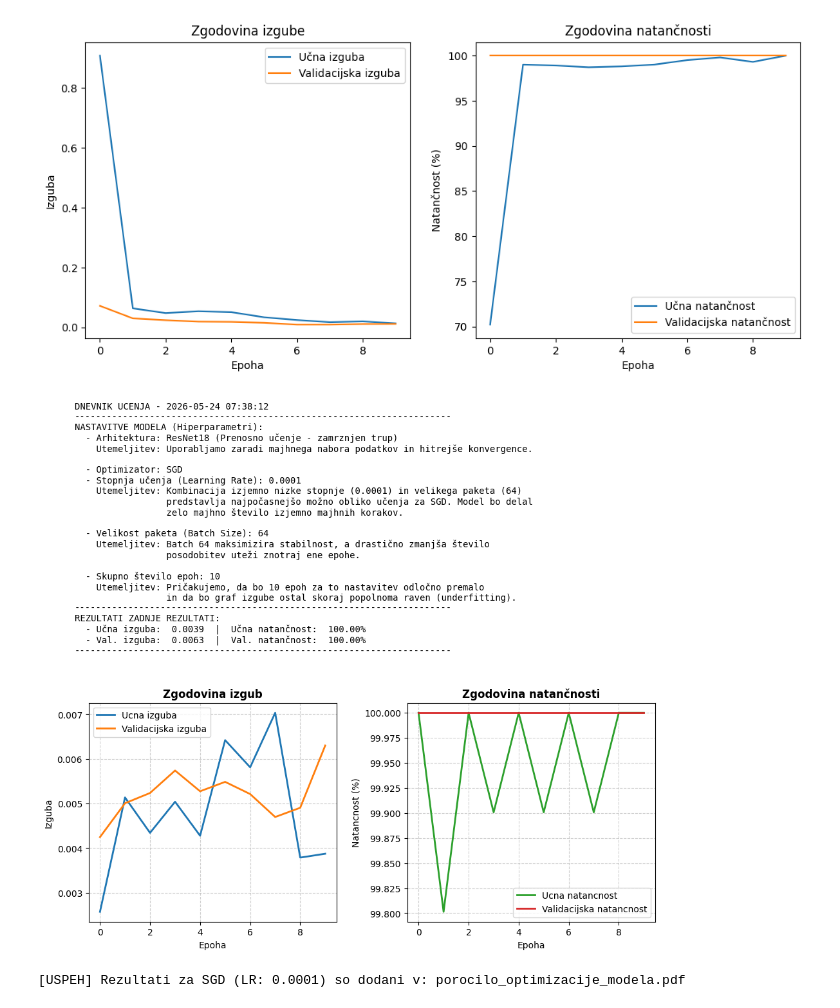
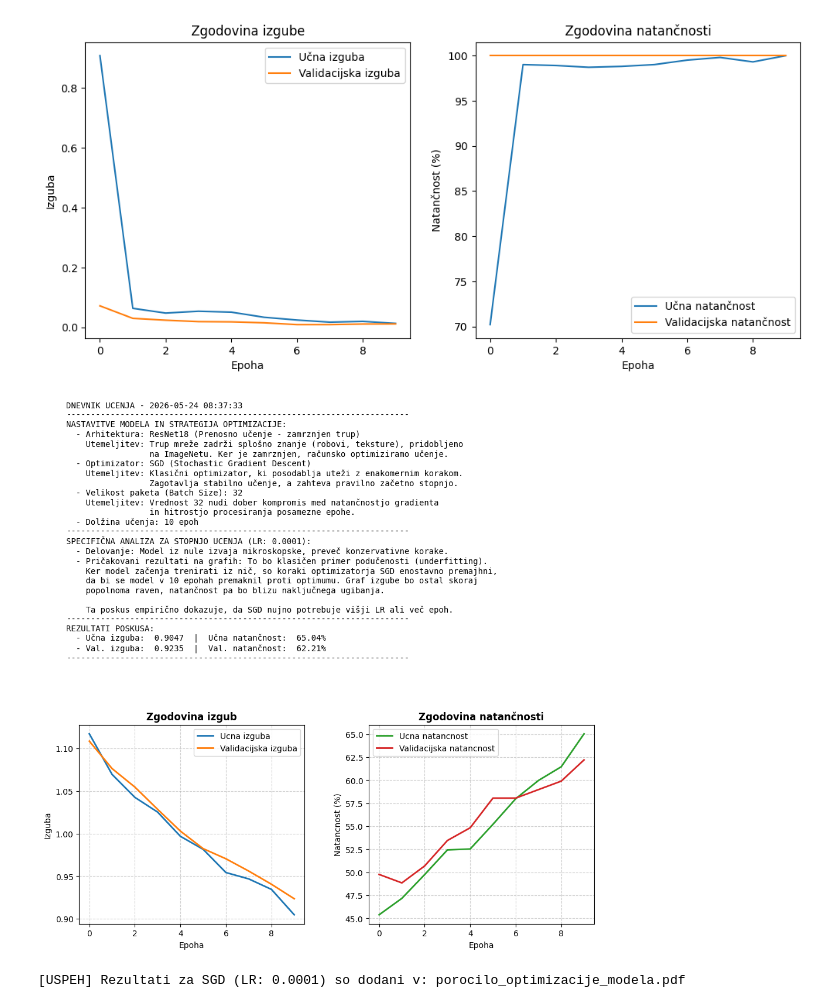
Before and after one commit to pametni-paketnik/paketnik, a Jupyter notebook: ORV/model_ucenje.ipynb, the cells around one changed output. Drawn from its saved outputs; the diff is of its cells as text; code cells hidden in the pictures.

Commit message:
Optimizacija hiperparametrov - LR[0.01, 0.001, 0.0001], velikost paketa 32 z optimizatorjema Adam in SGD - popravek

```diff
--- a/ORV/model_ucenje.ipynb
+++ b/ORV/model_ucenje.ipynb
@@ -55,7 +55,7 @@ val_dataset = datasets.ImageFolder(root=os.path.join(data_dir, 'val'), transform
 test_dataset = datasets.ImageFolder(root=os.path.join(data_dir, 'test'), transform=val_test_transforms)
 
 # [32, 64, 128]
-BATCH_SIZE = 64
+BATCH_SIZE = 32
 
 train_loader = DataLoader(train_dataset, batch_size=BATCH_SIZE, shuffle=True)
 val_loader = DataLoader(val_dataset, batch_size=BATCH_SIZE, shuffle=False)
@@ -262,33 +262,34 @@ timestamp = datetime.datetime.now().strftime("%Y-%m-%d %H:%M:%S")
 tekstovni_povzetek = (
     f"DNEVNIK UCENJA - {timestamp}\n"
     f"----------------------------------------------------------------------\n"
-    f"NASTAVITVE MODELA (Hiperparametri):\n"
+    f"NASTAVITVE MODELA IN STRATEGIJA OPTIMIZACIJE:\n"
     f"  - Arhitektura: ResNet18 (Prenosno učenje - zamrznjen trup)\n"
-    f"    Utemeljitev: Uporabljamo zaradi majhnega nabora podatkov in hitrejše konvergence.\n\n"
-
-    f"  - Optimizator: {tip_optimizatorja}\n"
-
-    f"  - Stopnja učenja (Learning Rate): {trenutni_lr}\n"
-    f"    Utemeljitev: Kombinacija izjemno nizke stopnje (0.0001) in velikega paketa (64)\n"
-    f"                 predstavlja najpočasnejšo možno obliko učenja za SGD. Model bo delal\n"
-    f"                 zelo majhno število izjemno majhnih korakov.\n\n"
-
+    f"    Utemeljitev: Trup mreže zadrži splošno znanje (robovi, teksture), pridobljeno\n"
+    f"                 na ImageNetu. Ker je zamrznjen, računsko optimiziramo učenje.\n"
+    f"  - Optimizator: {tip_optimizatorja} (Stochastic Gradient Descent)\n"
+    f"    Utemeljitev: Klasični optimizator, ki posodablja uteži z enakomernim korakom.\n"
+    f"                 Zagotavlja stabilno učenje, a zahteva pravilno začetno stopnjo.\n"
     f"  - Velikost paketa (Batch Size): {velikost_paketa}\n"
-    f"    Utemeljitev: Batch 64 maksimizira stabilnost, a drastično zmanjša število\n"
-    f"                 posodobitev uteži znotraj ene epohe.\n\n"
-
-    f"  - Skupno število epoh: {koncna_epoha}\n"
-    f"    Utemeljitev: Pričakujemo, da bo 10 epoh za to nastavitev odločno premalo\n"
-    f"                 in da bo graf izgube ostal skoraj popolnoma raven (underfitting).\n"
+    f"    Utemeljitev: Vrednost 32 nudi dober kompromis med natančnostjo gradienta\n"
+    f"                 in hitrostjo procesiranja posamezne epohe.\n"
+    f"  - Dolžina učenja: {koncna_epoha} epoh\n"
     f"----------------------------------------------------------------------\n"
-    f"REZULTATI ZADNJE REZULTATI:\n"
+    f"SPECIFIČNA ANALIZA ZA STOPNJO UCENJA (LR: {trenutni_lr}):\n"
+    f"  - Delovanje: Model iz nule izvaja mikroskopske, preveč konzervativne korake.\n"
+    f"  - Pričakovani rezultati na grafih: To bo klasičen primer podučenosti (underfitting).\n"
+    f"    Ker model začenja trenirati iz nič, so koraki optimizatorja SGD enostavno premajhni,\n"
+    f"    da bi se model v 10 epohah premaknil proti optimumu. Graf izgube bo ostal skoraj\n"
+    f"    popolnoma raven, natančnost pa bo blizu naključnega ugibanja.\n\n"
+    f"    Ta poskus empirično dokazuje, da SGD nujno potrebuje višji LR ali več epoh.\n"
+    f"----------------------------------------------------------------------\n"
+    f"REZULTATI POSKUSA:\n"
     f"  - Učna izguba:  {zadnja_ucna_izguba:.4f}  |  Učna natančnost:  {zadnja_ucna_acc:.2f}%\n"
     f"  - Val. izguba:  {zadnja_val_izguba:.4f}  |  Val. natančnost:  {zadnja_val_acc:.2f}%\n"
     f"----------------------------------------------------------------------\n"
 )
 
 fig = plt.figure(figsize=(11, 8.5))
-fig.text(0.08, 1.1, tekstovni_povzetek, fontsize=10, fontproperties='monospace', verticalalignment='top')
+fig.text(0.08, 1.2, tekstovni_povzetek, fontsize=10, fontproperties='monospace', verticalalignment='top')
 
 # Graf za izgubo
 ax1 = fig.add_axes([0.1, 0.15, 0.35, 0.4])
@@ -302,32 +303,32 @@ ax1.grid(True, linestyle='--', alpha=0.6)
 
 # Graf za natančnost
 ax2 = fig.add_axes([0.55, 0.15, 0.35, 0.4])
 ax2.plot(zgodovina_natancnosti_v_ucenju, label='Ucna natancnost', color='#2ca02c', linewidth=2)
 ax2.plot(zgodovina_natancnosti_v_validaciji, label='Validacijska natancnost', color='#d62728', linewidth=2)
 ax2.set_xlabel('Epoha')
 ax2.set_ylabel('Natancnost (%)')
 ax2.legend()
 ax2.set_title('Zgodovina natančnosti', fontsize=12, fontweight='bold')
 ax2.grid(True, linestyle='--', alpha=0.6)
 
 zacasni_pdf = f"temp_izpis.pdf"
 plt.savefig(zacasni_pdf, bbox_inches='tight', dpi=300)
 plt.show()
 
 writer = PdfWriter()
 
 if os.path.exists(POT_DO_PDF_POROCILA):
     writer.append(POT_DO_PDF_POROCILA)
 
 writer.append(zacasni_pdf)
 with open(POT_DO_PDF_POROCILA, "wb") as fp:
     writer.write(fp)
 
 writer.close()
 if os.path.exists(zacasni_pdf):
     os.remove(zacasni_pdf)
 
 print(f"[USPEH] Rezultati za {tip_optimizatorja} (LR: {trenutni_lr}) so dodani v: {POT_DO_PDF_POROCILA}")
 # %% [output]
-[figure, old version]
+[figure, new version]
 [USPEH] Rezultati za SGD (LR: 0.0001) so dodani v: porocilo_optimizacije_modela.pdf
```
Also changed, not shown: parts of 2 cells of this notebook, 1 other file.
